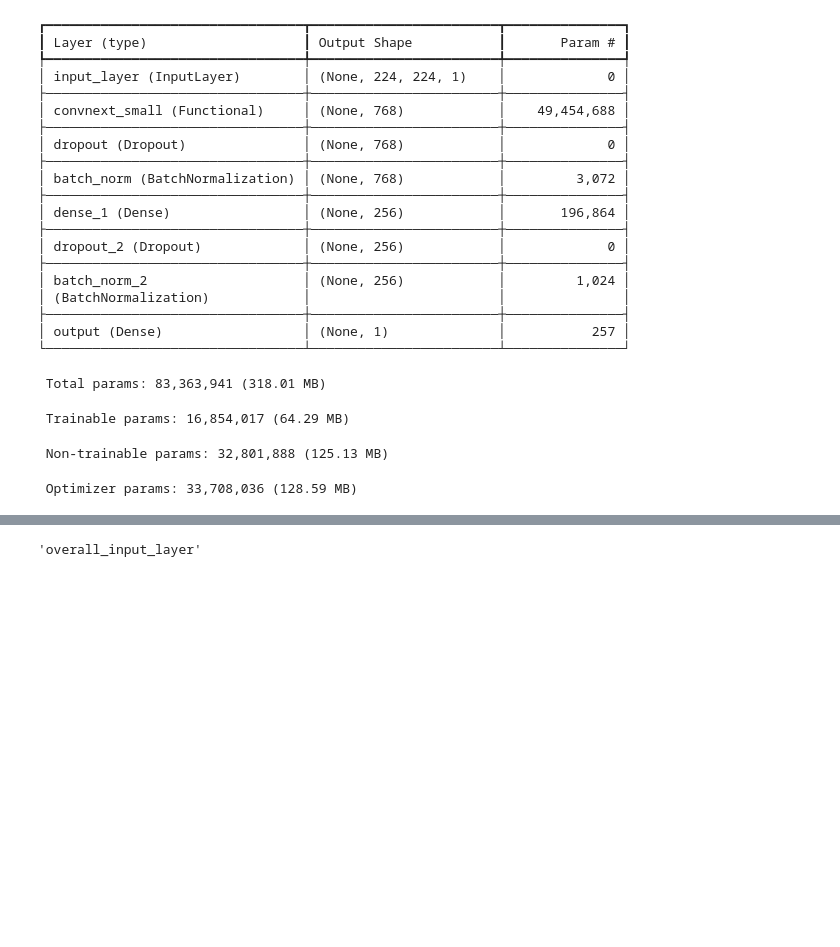
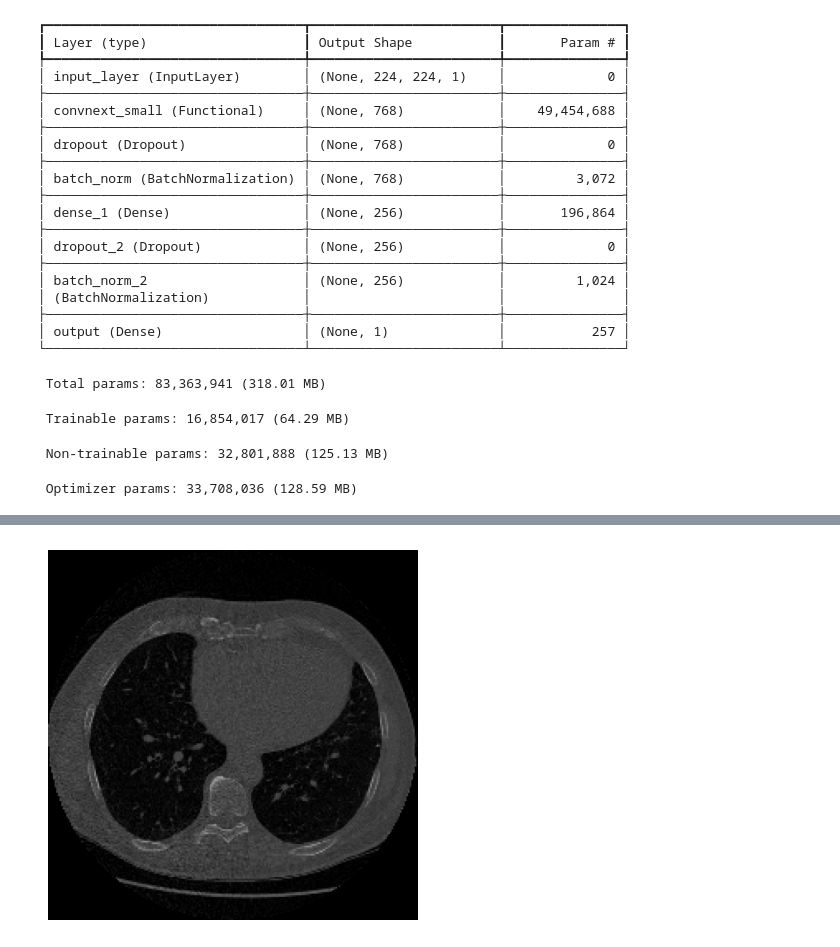
Before and after one commit to paolodc5/lung_tumor_classification, a Jupyter notebook: analysis.ipynb, the cells around one changed output, grey strips where cells are left out. Drawn from its saved outputs; the diff is of its cells as text; code cells hidden in the pictures; blank space fills up the shorter version.

```diff
--- a/analysis.ipynb
+++ b/analysis.ipynb
@@ -71,5 +58,12 @@ plt.show()
 # %%
-il = (model.get_layer('overall_input_layer'))
-il.name
+img = images[5]
+plt.figure()
+plt.imshow(img)
+plt.axis('off')
+plt.savefig('test.png')
+
+
+
+proc = DataProcessor(img)
 # %% [output]
-'overall_input_layer'
+[figure, added]
```
Also changed, not shown: parts of 9 cells of this notebook, 1 other file.
